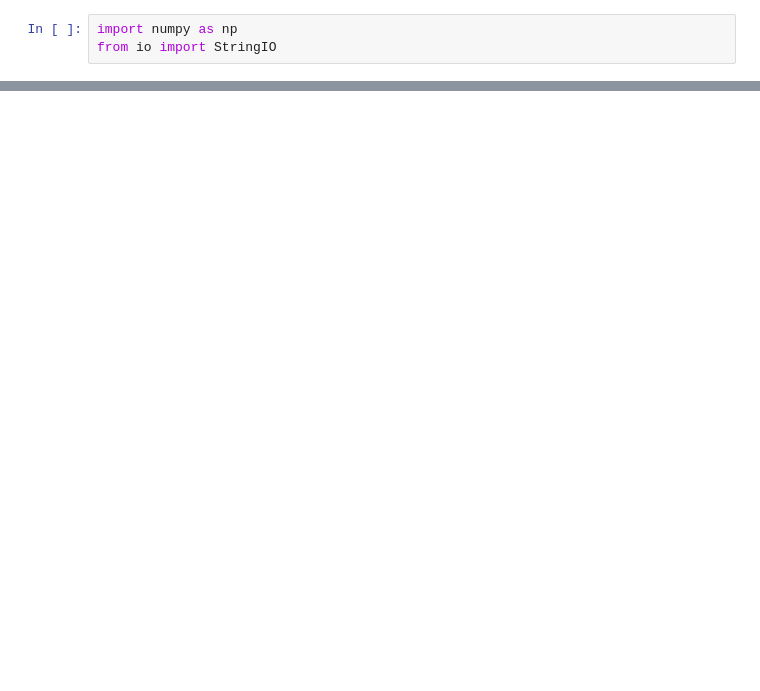
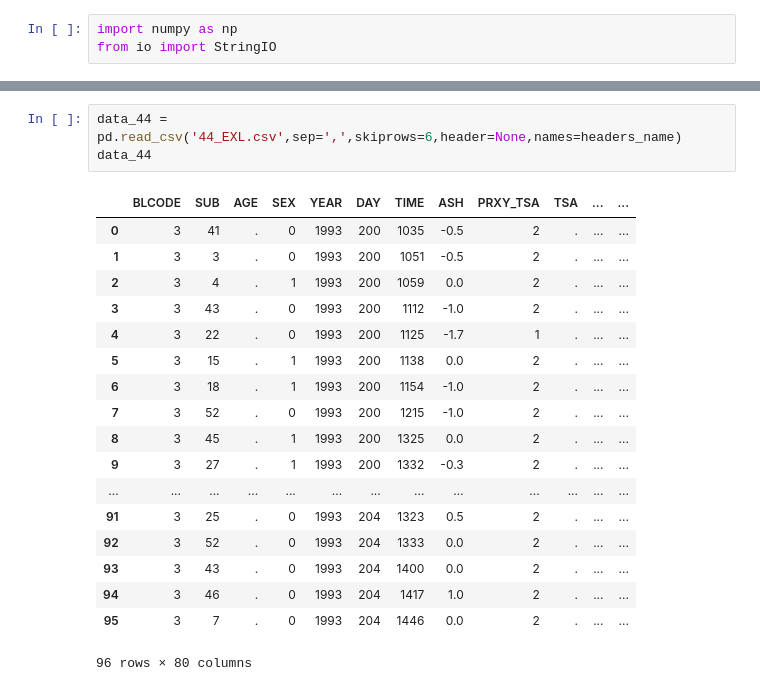
Before and after one commit to lusiliang93/thermal_model_rp884, a Jupyter notebook: thermal_model_rp884.ipynb, the cells around one changed output, grey strips where cells are left out. Cells and saved outputs as stored; diff of their text form; blank space fills up the shorter version.

```diff
--- a/thermal_model_rp884.ipynb
+++ b/thermal_model_rp884.ipynb
@@ -28,0 +40,22 @@ data
+# %%
+data_44 = pd.read_csv('44_EXL.csv',sep=',',skiprows=6,header=None,names=headers_name)
+data_44
+# %% [output]
+|  | BLCODE | SUB | AGE | SEX | YEAR | DAY | TIME | ASH | PRXY_TSA | TSA | ... | ... |
+| 0 | 3 | 41 | . | 0 | 1993 | 200 | 1035 | -0.5 | 2 | . | ... | ... |
+| 1 | 3 | 3 | . | 0 | 1993 | 200 | 1051 | -0.5 | 2 | . | ... | ... |
+| 2 | 3 | 4 | . | 1 | 1993 | 200 | 1059 | 0.0 | 2 | . | ... | ... |
+| 3 | 3 | 43 | . | 0 | 1993 | 200 | 1112 | -1.0 | 2 | . | ... | ... |
+| 4 | 3 | 22 | . | 0 | 1993 | 200 | 1125 | -1.7 | 1 | . | ... | ... |
+| 5 | 3 | 15 | . | 1 | 1993 | 200 | 1138 | 0.0 | 2 | . | ... | ... |
+| 6 | 3 | 18 | . | 1 | 1993 | 200 | 1154 | -1.0 | 2 | . | ... | ... |
+| 7 | 3 | 52 | . | 0 | 1993 | 200 | 1215 | -1.0 | 2 | . | ... | ... |
+| 8 | 3 | 45 | . | 1 | 1993 | 200 | 1325 | 0.0 | 2 | . | ... | ... |
+| 9 | 3 | 27 | . | 1 | 1993 | 200 | 1332 | -0.3 | 2 | . | ... | ... |
+| ... | ... | ... | ... | ... | ... | ... | ... | ... | ... | ... | ... | ... |
+| 91 | 3 | 25 | . | 0 | 1993 | 204 | 1323 | 0.5 | 2 | . | ... | ... |
+| 92 | 3 | 52 | . | 0 | 1993 | 204 | 1333 | 0.0 | 2 | . | ... | ... |
+| 93 | 3 | 43 | . | 0 | 1993 | 204 | 1400 | 0.0 | 2 | . | ... | ... |
+| 94 | 3 | 46 | . | 0 | 1993 | 204 | 1417 | 1.0 | 2 | . | ... | ... |
+| 95 | 3 | 7 | . | 0 | 1993 | 204 | 1446 | 0.0 | 2 | . | ... | ... |
+96 rows × 80 columns
```
Also changed, not shown: parts of 4 cells of this notebook.
